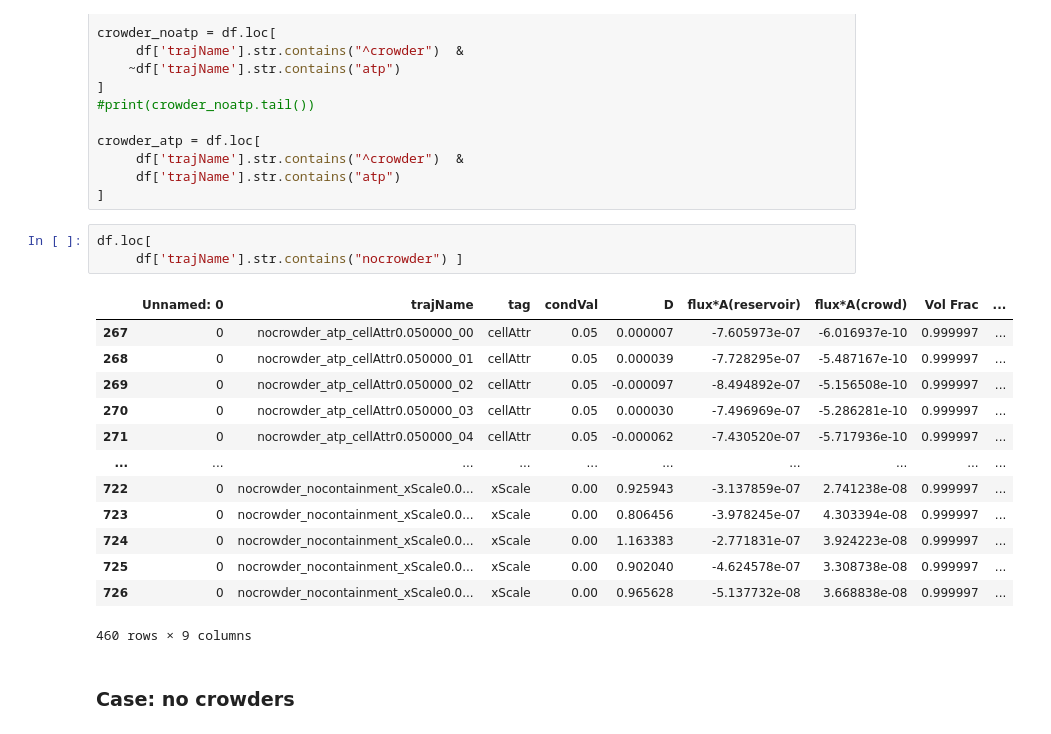
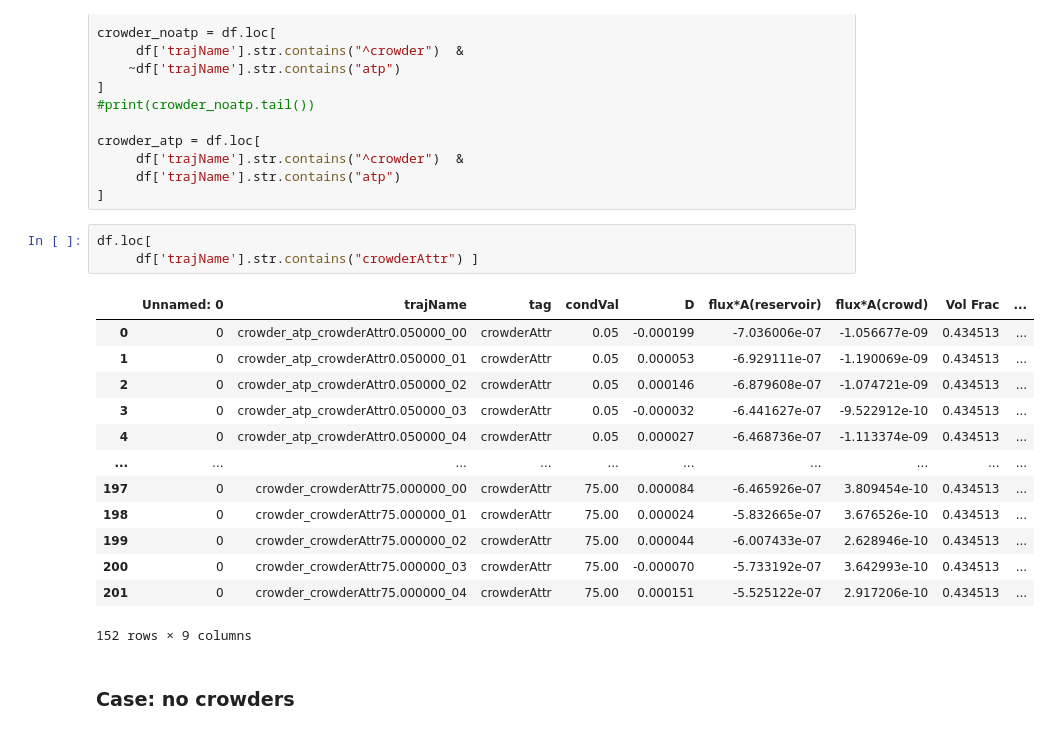
Before and after one commit to huskeypm/cellmigration, a Jupyter notebook: migration_paper.ipynb, the cells around one changed output. Drawn from its saved outputs; the diff is of its cells as text.

```diff
--- a/migration_paper.ipynb
+++ b/migration_paper.ipynb
@@ -105,21 +102,21 @@ crowder_atp = df.loc[
 ]
 # %%
 df.loc[
-     df['trajName'].str.contains("nocrowder") ]
+     df['trajName'].str.contains("crowderAttr") ]
 # %% [output]
 |  | Unnamed: 0 | trajName | tag | condVal | D | flux*A(reservoir) | flux*A(crowd) | Vol Frac | ... |
-| 267 | 0 | nocrowder_atp_cellAttr0.050000_00 | cellAttr | 0.05 | 0.000007 | -7.605973e-07 | -6.016937e-10 | 0.999997 | ... |
-| 268 | 0 | nocrowder_atp_cellAttr0.050000_01 | cellAttr | 0.05 | 0.000039 | -7.728295e-07 | -5.487167e-10 | 0.999997 | ... |
-| 269 | 0 | nocrowder_atp_cellAttr0.050000_02 | cellAttr | 0.05 | -0.000097 | -8.494892e-07 | -5.156508e-10 | 0.999997 | ... |
-| 270 | 0 | nocrowder_atp_cellAttr0.050000_03 | cellAttr | 0.05 | 0.000030 | -7.496969e-07 | -5.286281e-10 | 0.999997 | ... |
-| 271 | 0 | nocrowder_atp_cellAttr0.050000_04 | cellAttr | 0.05 | -0.000062 | -7.430520e-07 | -5.717936e-10 | 0.999997 | ... |
+| 0 | 0 | crowder_atp_crowderAttr0.050000_00 | crowderAttr | 0.05 | -0.000199 | -7.036006e-07 | -1.056677e-09 | 0.434513 | ... |
+| 1 | 0 | crowder_atp_crowderAttr0.050000_01 | crowderAttr | 0.05 | 0.000053 | -6.929111e-07 | -1.190069e-09 | 0.434513 | ... |
+| 2 | 0 | crowder_atp_crowderAttr0.050000_02 | crowderAttr | 0.05 | 0.000146 | -6.879608e-07 | -1.074721e-09 | 0.434513 | ... |
+| 3 | 0 | crowder_atp_crowderAttr0.050000_03 | crowderAttr | 0.05 | -0.000032 | -6.441627e-07 | -9.522912e-10 | 0.434513 | ... |
+| 4 | 0 | crowder_atp_crowderAttr0.050000_04 | crowderAttr | 0.05 | 0.000027 | -6.468736e-07 | -1.113374e-09 | 0.434513 | ... |
 | ... | ... | ... | ... | ... | ... | ... | ... | ... | ... |
-| 722 | 0 | nocrowder_nocontainment_xScale0.0... | xScale | 0.00 | 0.925943 | -3.137859e-07 | 2.741238e-08 | 0.999997 | ... |
-| 723 | 0 | nocrowder_nocontainment_xScale0.0... | xScale | 0.00 | 0.806456 | -3.978245e-07 | 4.303394e-08 | 0.999997 | ... |
-| 724 | 0 | nocrowder_nocontainment_xScale0.0... | xScale | 0.00 | 1.163383 | -2.771831e-07 | 3.924223e-08 | 0.999997 | ... |
-| 725 | 0 | nocrowder_nocontainment_xScale0.0... | xScale | 0.00 | 0.902040 | -4.624578e-07 | 3.308738e-08 | 0.999997 | ... |
-| 726 | 0 | nocrowder_nocontainment_xScale0.0... | xScale | 0.00 | 0.965628 | -5.137732e-08 | 3.668838e-08 | 0.999997 | ... |
+| 197 | 0 | crowder_crowderAttr75.000000_00 | crowderAttr | 75.00 | 0.000084 | -6.465926e-07 | 3.809454e-10 | 0.434513 | ... |
+| 198 | 0 | crowder_crowderAttr75.000000_01 | crowderAttr | 75.00 | 0.000024 | -5.832665e-07 | 3.676526e-10 | 0.434513 | ... |
+| 199 | 0 | crowder_crowderAttr75.000000_02 | crowderAttr | 75.00 | 0.000044 | -6.007433e-07 | 2.628946e-10 | 0.434513 | ... |
+| 200 | 0 | crowder_crowderAttr75.000000_03 | crowderAttr | 75.00 | -0.000070 | -5.733192e-07 | 3.642993e-10 | 0.434513 | ... |
+| 201 | 0 | crowder_crowderAttr75.000000_04 | crowderAttr | 75.00 | 0.000151 | -5.525122e-07 | 2.917206e-10 | 0.434513 | ... |
-460 rows × 9 columns
+152 rows × 9 columns
 # %% [markdown]
 ### Case: no crowders
 # %% [markdown]
```
Also changed, not shown: parts of 5 cells of this notebook.
